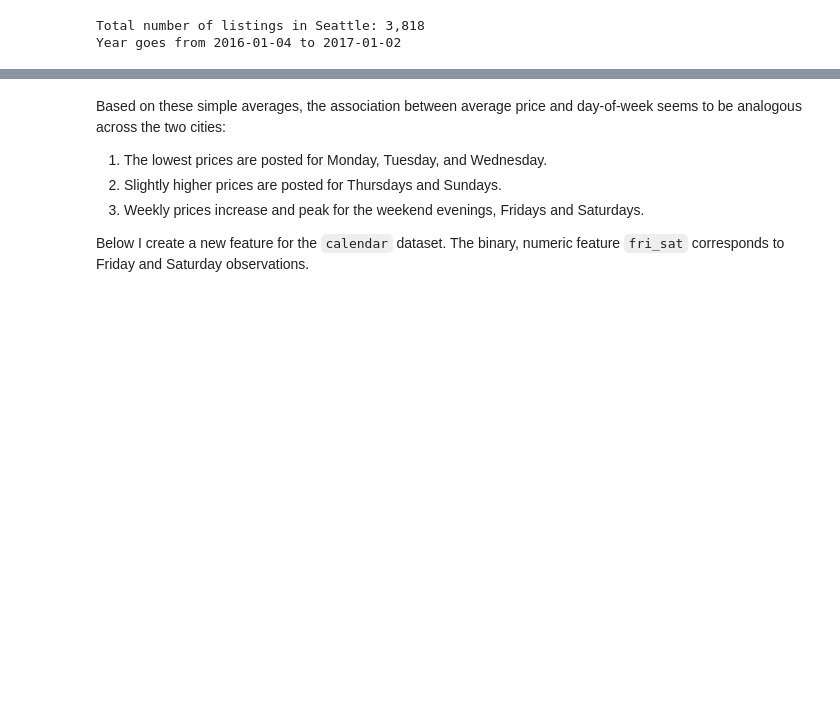
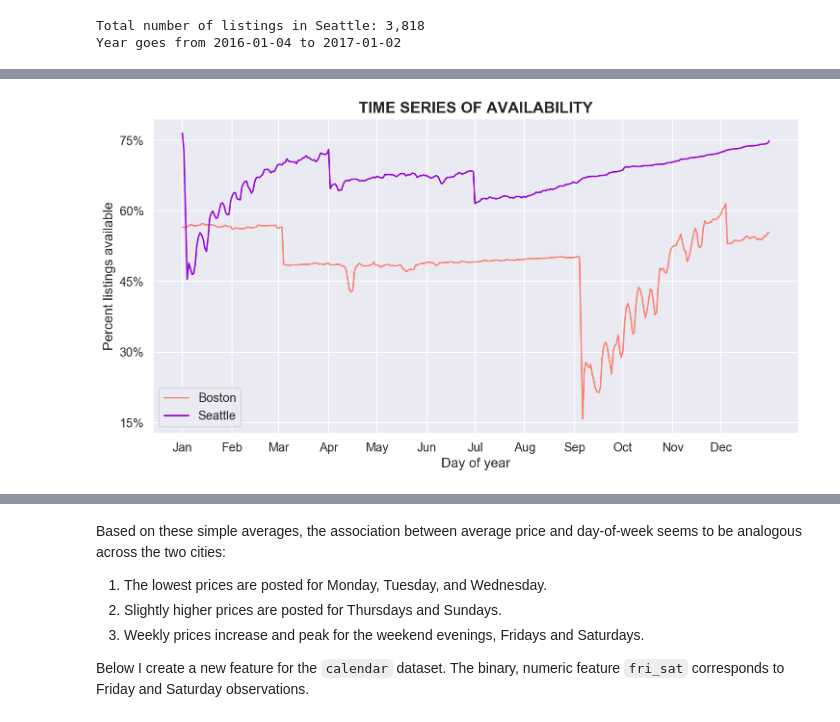
Before and after one commit to jclh/DS-nd-Airbnb, a Jupyter notebook: jcl-airbnb.ipynb, the cells around one changed output, grey strips where cells are left out. Cells and saved outputs as stored; diff of their text form; code cells hidden in the pictures; blank space fills up the shorter version.

```diff
--- a/jcl-airbnb.ipynb
+++ b/jcl-airbnb.ipynb
@@ -1056,0 +916,6 @@ Boston:
+# %%
+# Call function 'time_series_means()'
+utils.time_series_means(data, variable='availability', city='both',
+                        time_ax='day_of_year')
+# %% [output]
+[figure, added]
```
Also changed, not shown: parts of 114 cells of this notebook, 2 other files.
